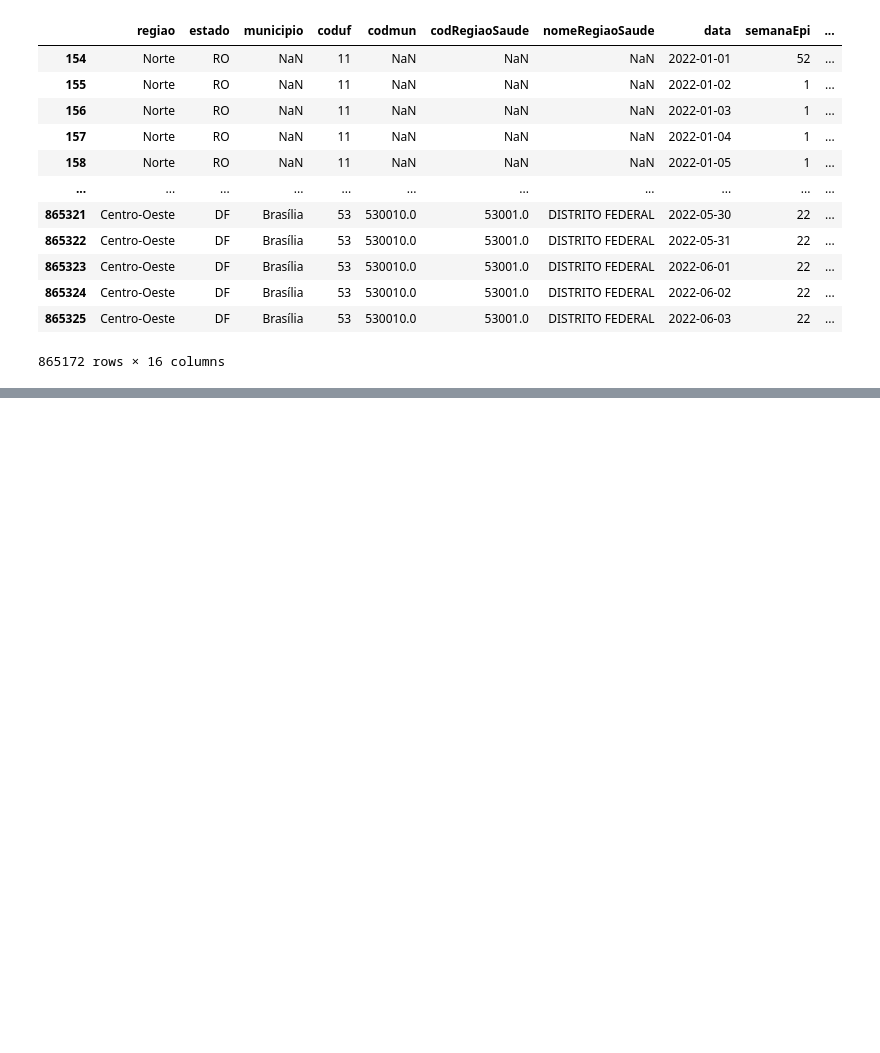
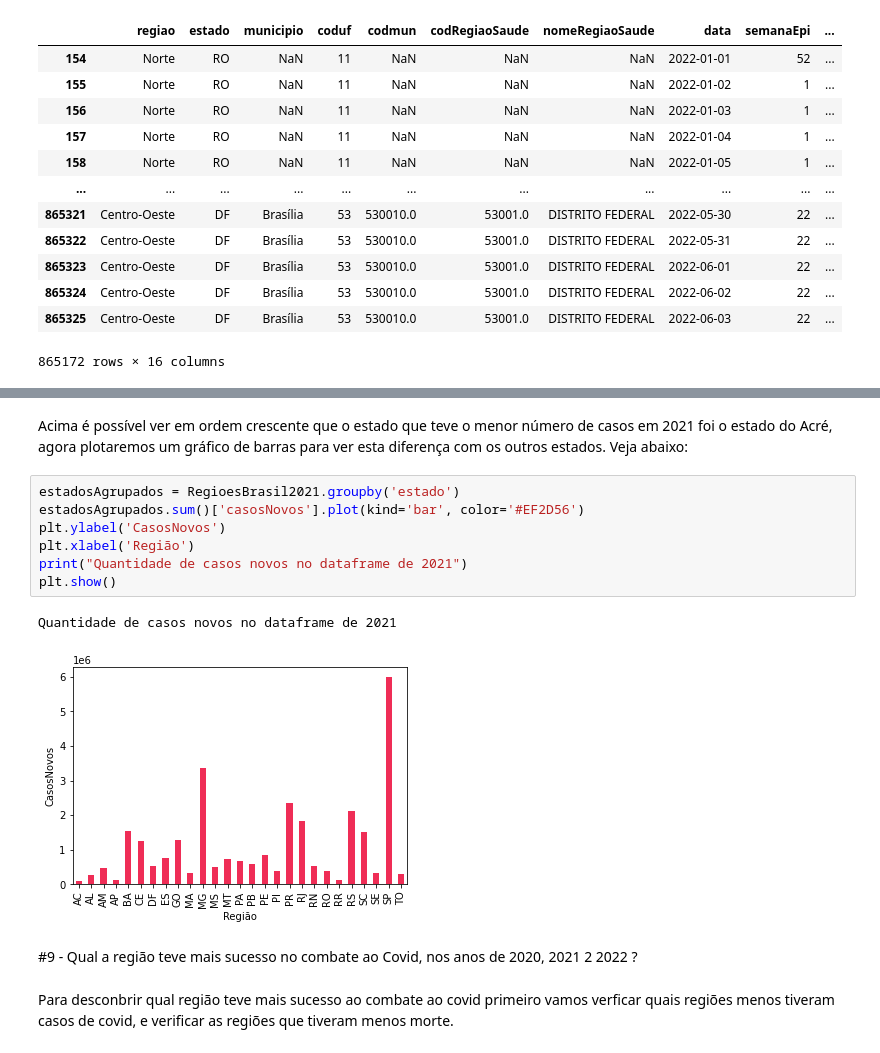
Before and after one commit to GabriellMiranda/TP-Dados-Analise-de-dados-de-covid, a Jupyter notebook: Trabalho_de_Dados.ipynb, the cells around one changed output, grey strips where cells are left out. Saved outputs shown, nothing was run; the diff lists cells and outputs as text; blank space fills up the shorter version.

```diff
--- a/Trabalho_de_Dados.ipynb
+++ b/Trabalho_de_Dados.ipynb
@@ -704,0 +732,16 @@ O estaod que teve a maior taxa de covid foi o estado de Minas Gerais.
+# %% [markdown]
+Acima é possível ver em ordem crescente que o estado que teve o menor número de casos em 2021 foi o estado do Acré, agora plotaremos um gráfico de barras para ver esta diferença com os outros estados. Veja abaixo:
+# %%
+estadosAgrupados = RegioesBrasil2021.groupby('estado')
+estadosAgrupados.sum()['casosNovos'].plot(kind='bar', color='#EF2D56')
+plt.ylabel('CasosNovos')
+plt.xlabel('Região')
+print("Quantidade de casos novos no dataframe de 2021")
+plt.show()
+# %% [output]
+Quantidade de casos novos no dataframe de 2021
+[figure, added]
+# %% [markdown]
+#9 - Qual a região teve mais sucesso no combate ao Covid, nos anos de 2020, 2021 2 2022 ?
+# %% [markdown]
+Para desconbrir qual região teve mais sucesso ao combate ao covid primeiro vamos verficar quais regiões menos tiveram casos de covid, e verificar as regiões que tiveram menos morte.
```
Also changed, not shown: parts of 19 cells of this notebook.
